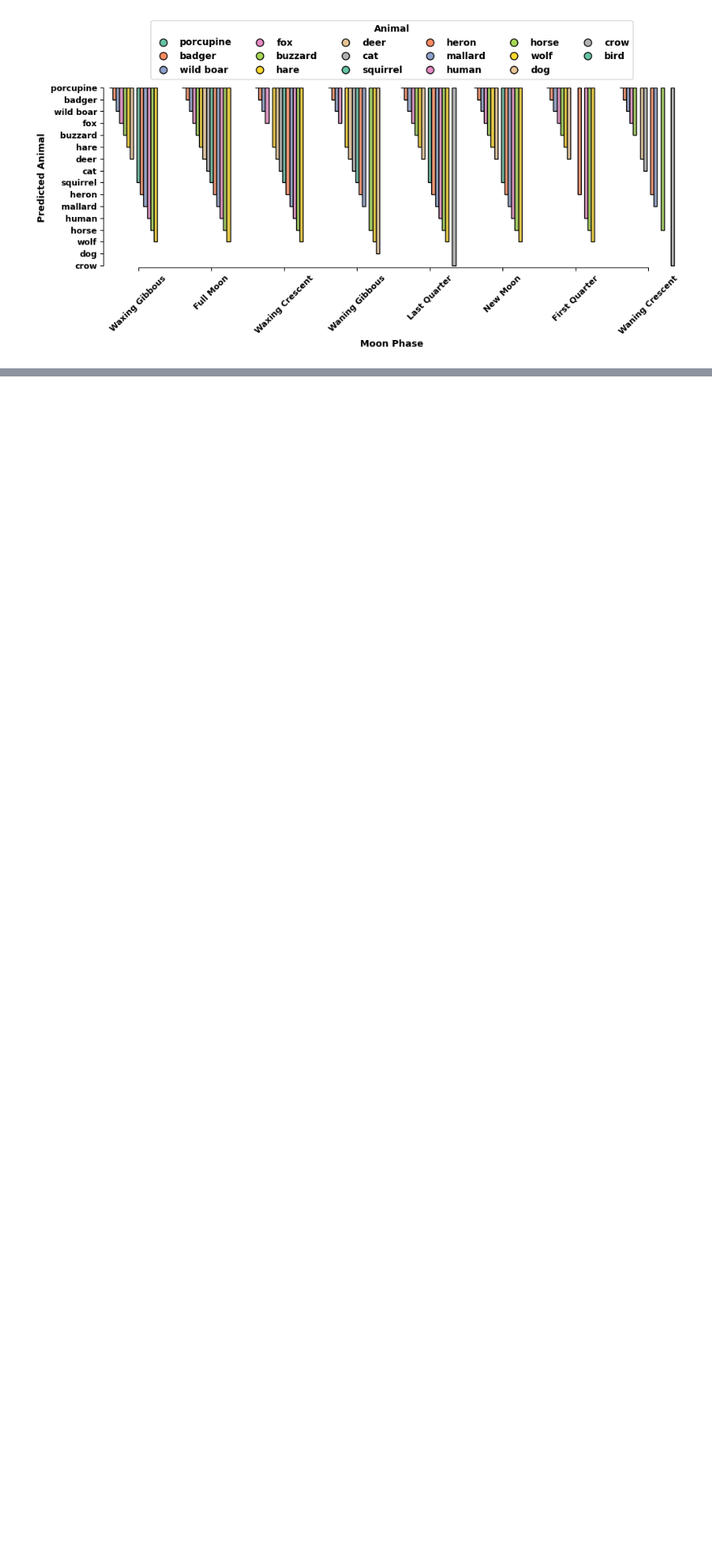
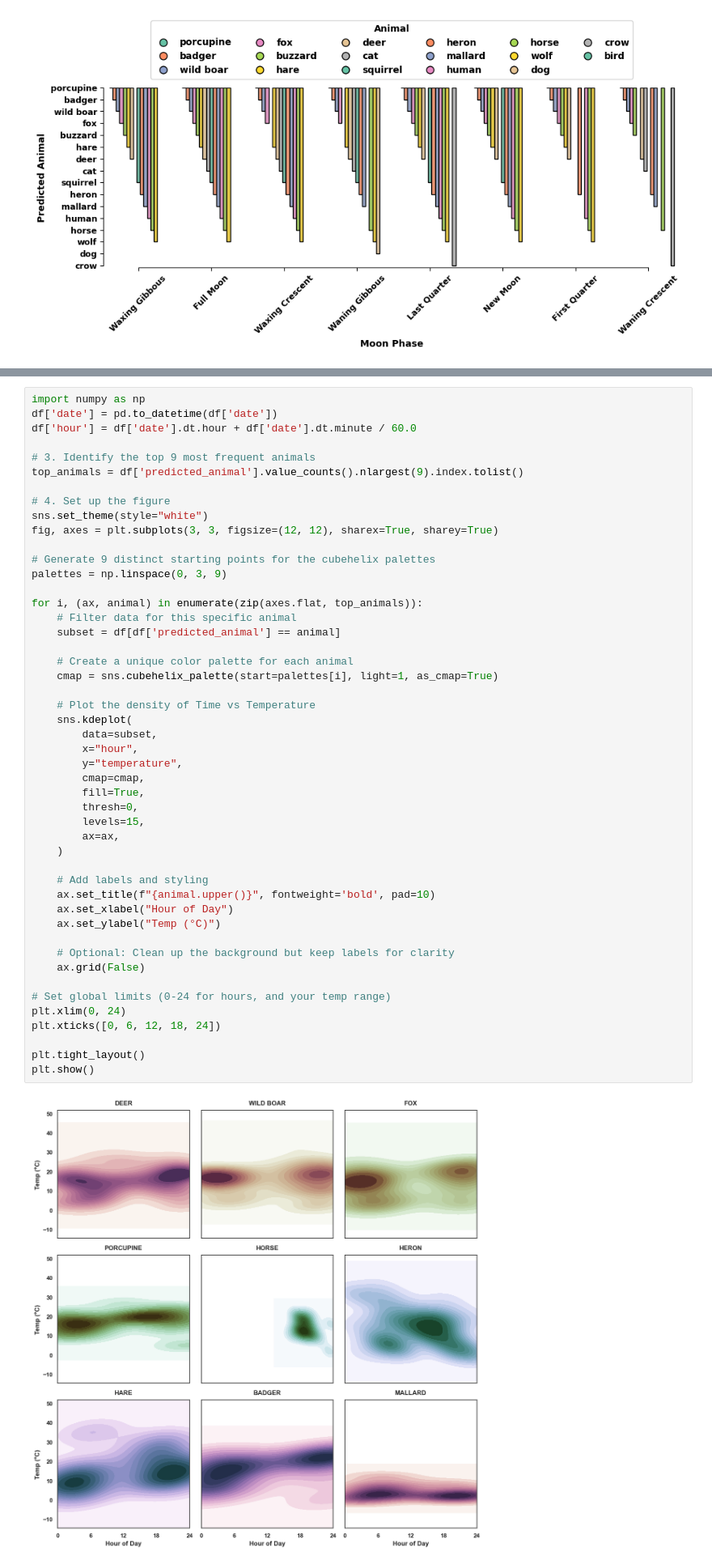
Before and after one commit to aculei/aculei-ai, a Jupyter notebook: notebooks/viz.ipynb, the cells around one changed output, grey strips where cells are left out. Shown at 81% size. Saved outputs shown, nothing was run; the diff lists cells and outputs as text; blank space fills up the shorter version.

```diff
--- a/notebooks/viz.ipynb
+++ b/notebooks/viz.ipynb
@@ -233,3 +233,53 @@ plt.tight_layout()
 plt.show()
 # %% [output]
 [figure]
+# %%
+import numpy as np
+df['date'] = pd.to_datetime(df['date'])
+df['hour'] = df['date'].dt.hour + df['date'].dt.minute / 60.0
+
+# 3. Identify the top 9 most frequent animals
+top_animals = df['predicted_animal'].value_counts().nlargest(9).index.tolist()
+
+# 4. Set up the figure
+sns.set_theme(style="white")
+fig, axes = plt.subplots(3, 3, figsize=(12, 12), sharex=True, sharey=True)
+
+# Generate 9 distinct starting points for the cubehelix palettes
+palettes = np.linspace(0, 3, 9)
+
+for i, (ax, animal) in enumerate(zip(axes.flat, top_animals)):
+    # Filter data for this specific animal
+    subset = df[df['predicted_animal'] == animal]
+
+    # Create a unique color palette for each animal
+    cmap = sns.cubehelix_palette(start=palettes[i], light=1, as_cmap=True)
+
+    # Plot the density of Time vs Temperature
+    sns.kdeplot(
+        data=subset,
+        x="hour",
+        y="temperature",
+        cmap=cmap,
+        fill=True,
+        thresh=0,
+        levels=15,
+        ax=ax,
+    )
+
+    # Add labels and styling
+    ax.set_title(f"{animal.upper()}", fontweight='bold', pad=10)
+    ax.set_xlabel("Hour of Day")
+    ax.set_ylabel("Temp (°C)")
+
+    # Optional: Clean up the background but keep labels for clarity
+    ax.grid(False)
+
+# Set global limits (0-24 for hours, and your temp range)
+plt.xlim(0, 24)
+plt.xticks([0, 6, 12, 18, 24])
+
+plt.tight_layout()
+plt.show()
+# %% [output]
+[figure, added]
```
Also changed, not shown: parts of 2 cells of this notebook, 1 other file.
